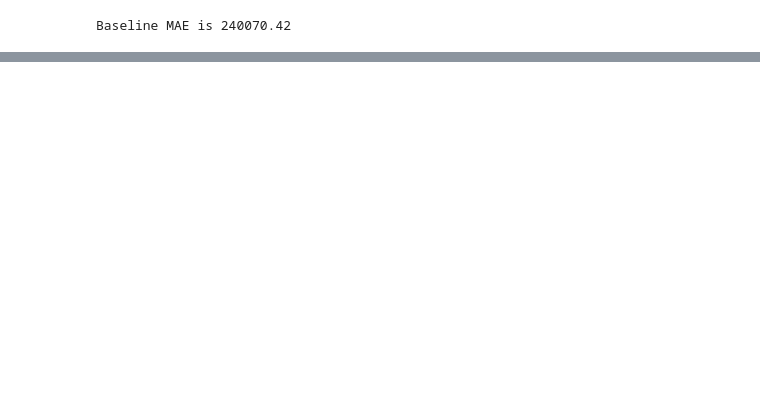
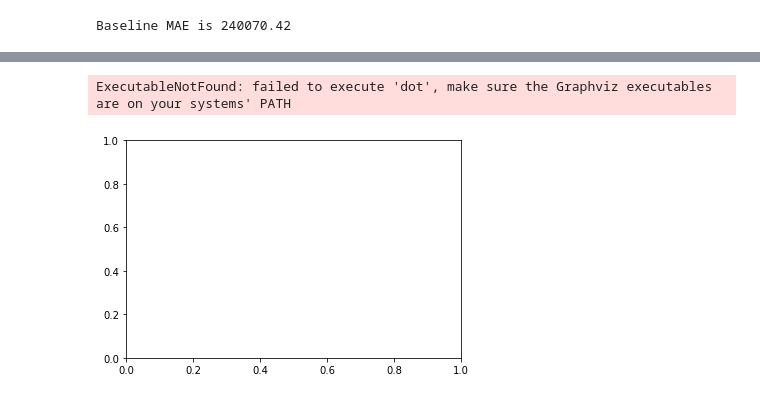
Before and after one commit to dannyvchu/Housing-Market-Analysis, a Jupyter notebook: notebook/xgboost_optimization.ipynb, the cells around one changed output, grey strips where cells are left out. Saved outputs shown, nothing was run; the diff lists cells and outputs as text; code cells hidden in the pictures; blank space fills up the shorter version.

Commit message:
running models on each data set

```diff
--- a/notebook/xgboost_optimization.ipynb
+++ b/notebook/xgboost_optimization.ipynb
@@ -255,6 +225,6 @@ Best params: 6, 1, MAE: 95708.3515622
 # %%
 # Update parameters with best found parameters
-params['max_depth'] = 6
+params['max_depth'] = 5
 params['min_child_weight'] = 1
 # %%
 # Tuning 'subsample' and 'colsample_bytree' parameters
@@ -314,7 +284,7 @@ Best params: 1.0, 0.9, MAE: 95012.9187498
 # %%
 # Update params dictionary
 params['subsample'] = 1.0
-params['colsample_bytree'] = 0.9
+params['colsample_bytree'] = 0.8
 # %%
 min_mae = float("Inf")
 best_params = None
@@ -461,0 +432,13 @@ print(mean_absolute_error(y_test, y_pred))
+# %%
+import matplotlib.pyplot as plt
+
+# extra step to allow graphviz to be found
+import os
+os.environ["PATH"] += os.pathsep + 'C:/Users/danny/.conda/envs/mlenv/lib/site-packages/graphviz'
+
+xgb.plot_tree(model, num_trees=0)
+plt.rcParams['figure.figsize'] = [50, 10]
+plt.show()
+# %% [output]
+ExecutableNotFound: failed to execute 'dot', make sure the Graphviz executables are on your systems' PATH
+[figure, added]
```
Also changed, not shown: parts of 19 cells of this notebook, 8 other files.
